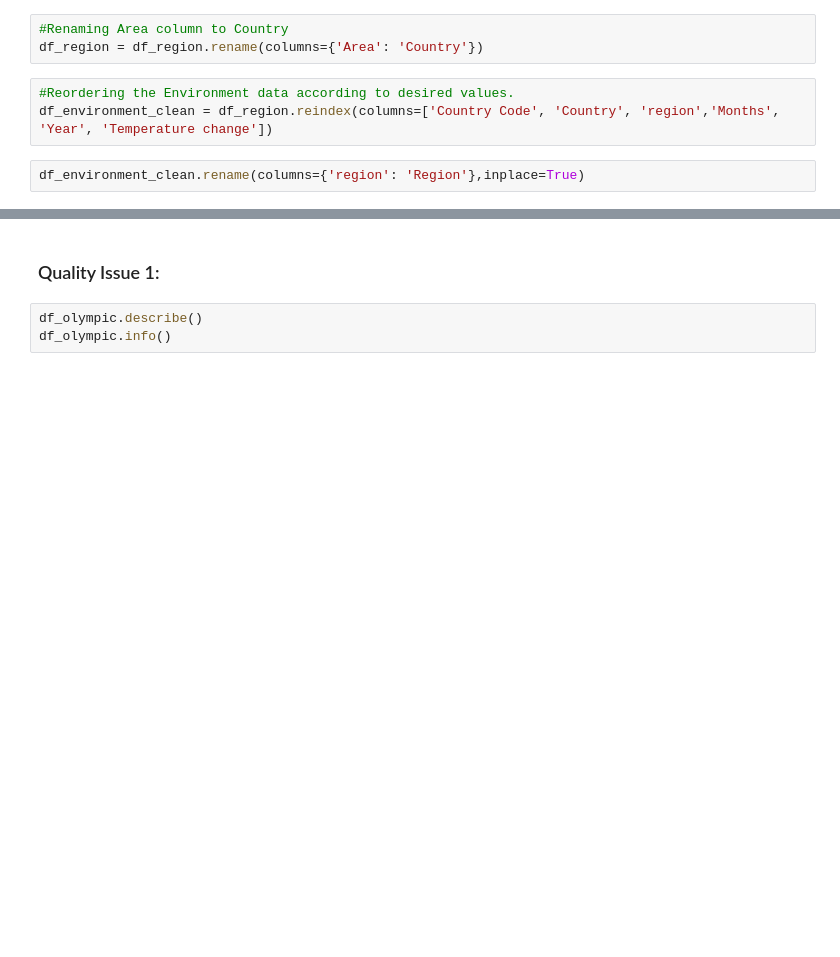
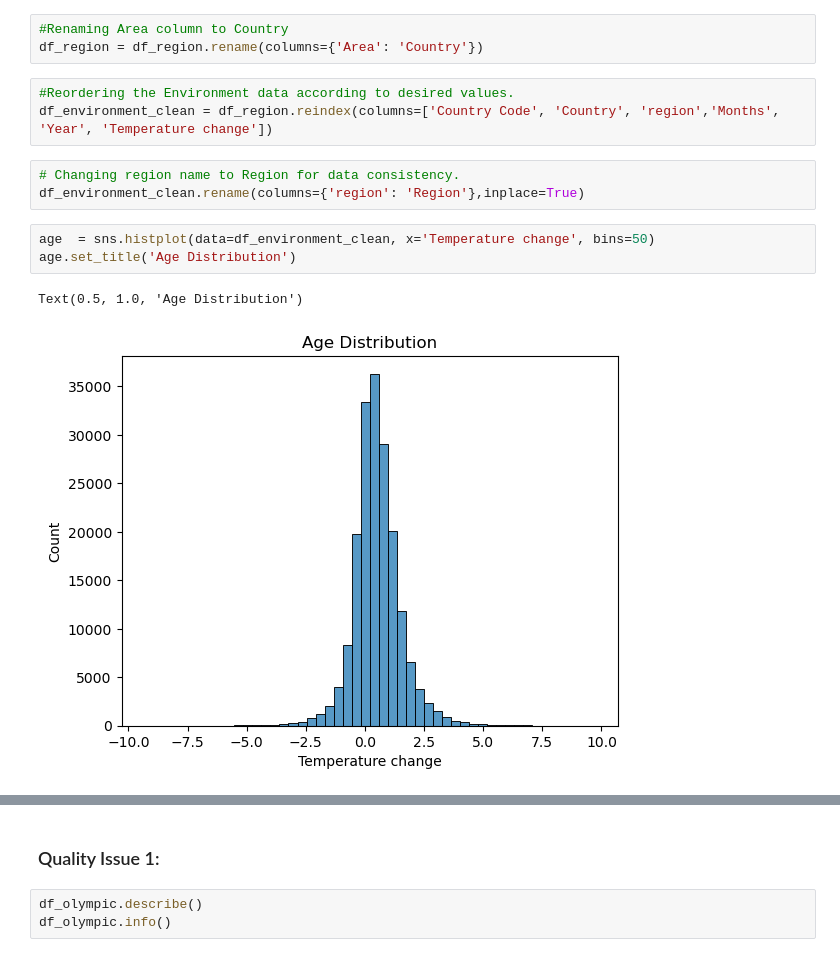
Before and after one commit to igooku/Udacity_dataWrangling_olympic_envirmnet, a Jupyter notebook: Data_Wrangling_Project_Starter.ipynb, the cells around one changed output, grey strips where cells are left out. Drawn from its saved outputs; the diff is of its cells as text; blank space fills up the shorter version.

```diff
--- a/Data_Wrangling_Project_Starter.ipynb
+++ b/Data_Wrangling_Project_Starter.ipynb
@@ -221,4 +322,11 @@ df_region = df_region.rename(columns={'Area': 'Country'})
 #Reordering the Environment data according to desired values.
 df_environment_clean = df_region.reindex(columns=['Country Code', 'Country', 'region','Months', 'Year', 'Temperature change'])
 # %%
+# Changing region name to Region for data consistency.
 df_environment_clean.rename(columns={'region': 'Region'},inplace=True)
+# %%
+age  = sns.histplot(data=df_environment_clean, x='Temperature change', bins=50)
+age.set_title('Age Distribution')
+# %% [output]
+Text(0.5, 1.0, 'Age Distribution')
+[figure, added]
```
Also changed, not shown: parts of 85 cells of this notebook, 1 other file.
